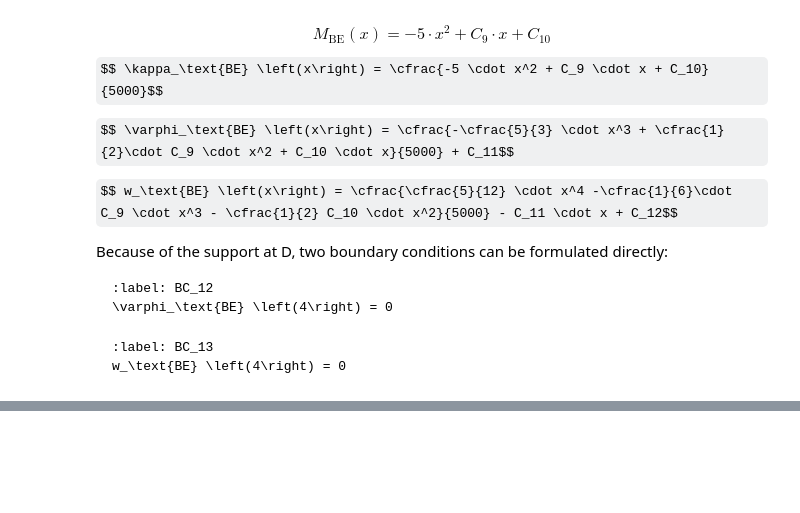
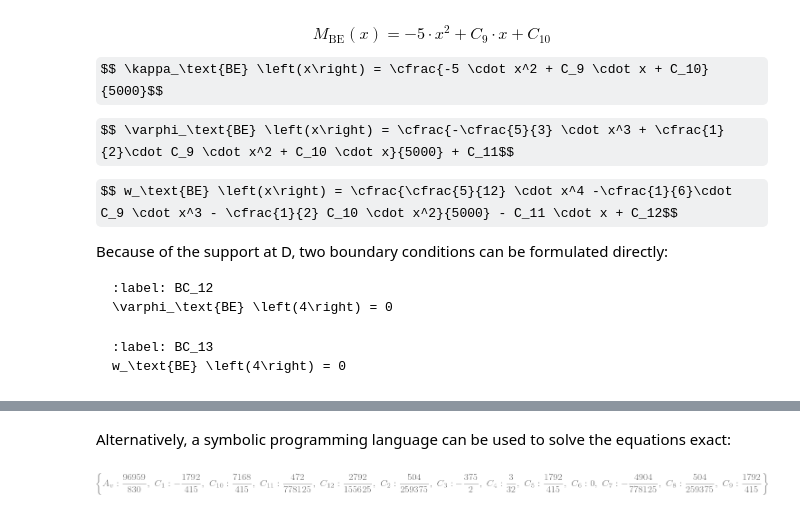
Before and after one commit to TeachBooks/bridging_mechanics, a Jupyter notebook: book/week_2/session_1/intro.ipynb, the cells around one changed output, grey strips where cells are left out. Saved outputs shown, nothing was run; the diff lists cells and outputs as text; code cells hidden in the pictures; some formulas as TeX source; blank space fills up the shorter version.

```diff
--- a/book/week_2/session_1/intro.ipynb
+++ b/book/week_2/session_1/intro.ipynb
@@ -405,0 +437,63 @@ ax.invert_yaxis()
+# %% [markdown]
+Alternatively, a symbolic programming language can be used to solve the equations exact:
+# %%
+import sympy as sym
+sym.init_printing()
+
+x = sym.symbols('x')
+
+q = 10
+EI = 5000
+EA = 20000
+F = 150
+
+q_AC = 0
+q_AD = 0
+q_CD = 0
+q_DE = 0
+q_EB = q
+
+C_1, C_2 = sym.symbols('C_1 C_2')
+C_3, C_4 = sym.symbols('C_3 C_4')
+C_5, C_6, C_7, C_8 = sym.symbols('C_5 C_6 C_7 C_8')
+C_9, C_10, C_11, C_12 = sym.symbols('C_9 C_10 C_11 C_12')
+A_v = sym.symbols('A_v')
+
+N_AD = -sym.integrate(q_AD, x) + C_1
+eps_AD  = N_AD/EA
+u_AD = sym.integrate(eps_AD, x) + C_2
+
+N_AC = -sym.integrate(q_AC, x) + C_3
+eps_AC = N_AC/EA
+u_AC = sym.integrate(eps_AC, x) + C_4
+
+V_DE = -sym.integrate(q_DE, x) + C_5
+M_DE = sym.integrate(V_DE, x) + C_6
+kappa_DE = M_DE/EI
+phi_DE = sym.integrate(kappa_DE, x) + C_7
+w_DE = -sym.integrate(phi_DE, x) + C_8
+
+V_EB = -sym.integrate(q_EB, x) + C_9
+M_EB = sym.integrate(V_EB, x) + C_10
+kappa_EB = M_EB/EI
+phi_EB = sym.integrate(kappa_EB, x) + C_11
+w_EB = -sym.integrate(phi_EB, x) + C_12
+
+eq1 = sym.Eq(u_AC.subs(x,10),0)
+eq2 = sym.Eq(F + N_AC.subs(x,0)/5*4,0)
+eq3 = sym.Eq(u_AD.subs(x,9),0)
+eq4 = sym.Eq(N_AD.subs(x,9) + A_v + N_AC.subs(x,0)/5*3,0)
+eq5 = sym.Eq(w_DE.subs(x,0)-u_AD.subs(x,0),0)
+eq6 = sym.Eq(V_DE.subs(x,0) + N_AD.subs(x,0),0)
+eq7 = sym.Eq(M_DE.subs(x,0),0)
+eq8 = sym.Eq(w_EB.subs(x,0)-w_DE.subs(x,4),0)
+eq9 = sym.Eq(phi_EB.subs(x,0)-phi_DE.subs(x,4),0)
+eq10 = sym.Eq(V_EB.subs(x,0) - V_DE.subs(x,4),0)
+eq11 = sym.Eq(M_EB.subs(x,0) - M_DE.subs(x,4),0)
+eq12 = sym.Eq(phi_EB.subs(x,4),0)
+eq13 = sym.Eq(w_EB.subs(x,4),0)
+
+sol = sym.solve([eq1,eq2,eq3,eq4,eq5,eq6,eq7,eq8,eq9,eq10,eq11,eq12,eq13],(C_1,C_2,C_3,C_4,C_5,C_6,C_7,C_8,C_9,C_10,C_11,C_12,A_v))
+display(sol)
+# %% [output]
+[figure, added]
```
Also changed, not shown: parts of 6 cells of this notebook.
